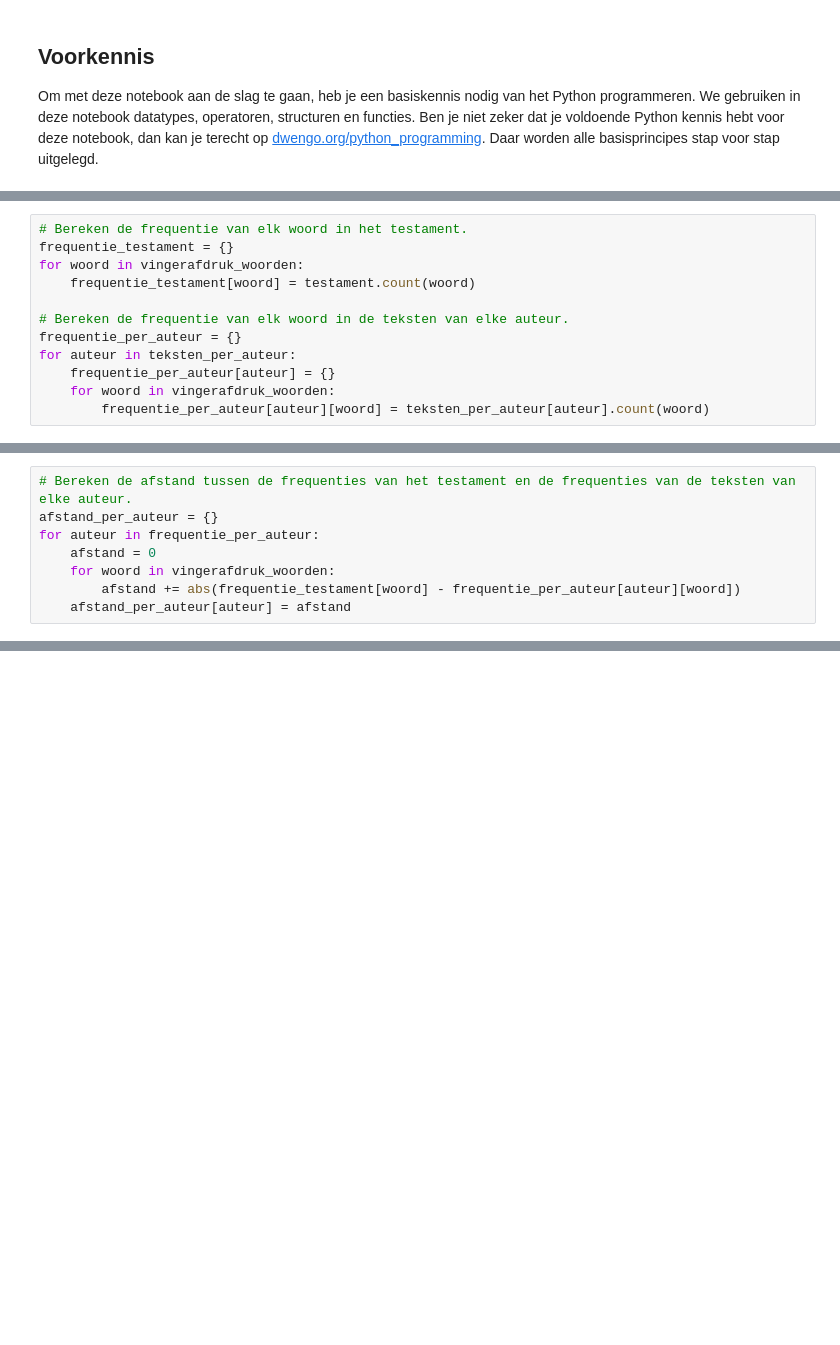
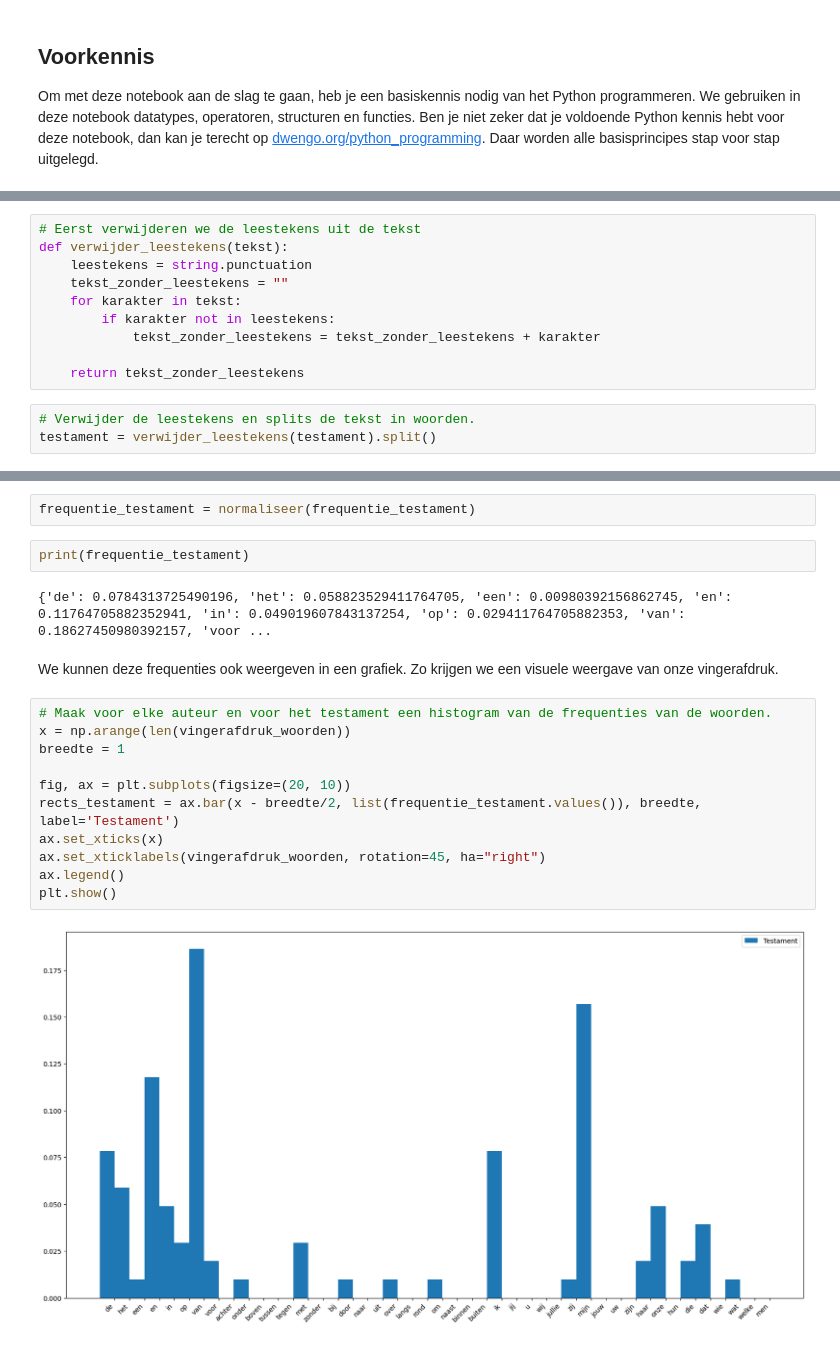
Before and after one commit to tomneutens/vlaio_stem, a Jupyter notebook: taal/intro_murder_mistery/auteur_herkennen.ipynb, the cells around one changed output, grey strips where cells are left out. Cells and saved outputs as stored; diff of their text form; blank space fills up the shorter version.

```diff
--- a/taal/intro_murder_mistery/auteur_herkennen.ipynb
+++ b/taal/intro_murder_mistery/auteur_herkennen.ipynb
@@ -155,12 +12,0 @@ Nu we voor elke tekst enkel nog woorden over hebben die van belang zijn voor onz
-# %%
-# Bereken de frequentie van elk woord in het testament.
-frequentie_testament = {}
-for woord in vingerafdruk_woorden:
-    frequentie_testament[woord] = testament.count(woord)
-
-# Bereken de frequentie van elk woord in de teksten van elke auteur.
-frequentie_per_auteur = {}
-for auteur in teksten_per_auteur:
-    frequentie_per_auteur[auteur] = {}
-    for woord in vingerafdruk_woorden:
-        frequentie_per_auteur[auteur][woord] = teksten_per_auteur[auteur].count(woord)
@@ -203,8 +12,0 @@ Hier bepalen we de euclidische afstand tussen de vingerafdruk voor elke auteur e
-# %%
-# Bereken de afstand tussen de frequenties van het testament en de frequenties van de teksten van elke auteur.
-afstand_per_auteur = {}
-for auteur in frequentie_per_auteur:
-    afstand = 0
-    for woord in vingerafdruk_woorden:
-        afstand += abs(frequentie_testament[woord] - frequentie_per_auteur[auteur][woord])
-    afstand_per_auteur[auteur] = afstand
@@ -347,0 +188,13 @@ Tekst: Johannes, Cluster: 1
+# %%
+# Eerst verwijderen we de leestekens uit de tekst
+def verwijder_leestekens(tekst):
+    leestekens = string.punctuation
+    tekst_zonder_leestekens = ""
+    for karakter in tekst:
+        if karakter not in leestekens:
+            tekst_zonder_leestekens = tekst_zonder_leestekens + karakter
+
+    return tekst_zonder_leestekens
+# %%
+# Verwijder de leestekens en splits de tekst in woorden.
+testament = verwijder_leestekens(testament).split()
@@ -347,0 +246,21 @@ Tekst: Johannes, Cluster: 1
+# %%
+frequentie_testament = normaliseer(frequentie_testament)
+# %%
+print(frequentie_testament)
+# %% [output]
+{'de': 0.0784313725490196, 'het': 0.058823529411764705, 'een': 0.00980392156862745, 'en': 0.11764705882352941, 'in': 0.049019607843137254, 'op': 0.029411764705882353, 'van': 0.18627450980392157, 'voor ...
+# %% [markdown]
+We kunnen deze frequenties ook weergeven in een grafiek. Zo krijgen we een visuele weergave van onze vingerafdruk.
+# %%
+# Maak voor elke auteur en voor het testament een histogram van de frequenties van de woorden.
+x = np.arange(len(vingerafdruk_woorden))
+breedte = 1
+
+fig, ax = plt.subplots(figsize=(20, 10))
+rects_testament = ax.bar(x - breedte/2, list(frequentie_testament.values()), breedte, label='Testament')
+ax.set_xticks(x)
+ax.set_xticklabels(vingerafdruk_woorden, rotation=45, ha="right")
+ax.legend()
+plt.show()
+# %% [output]
+[figure, added]
```
Also changed, not shown: parts of 79 cells of this notebook, 1 other file.
